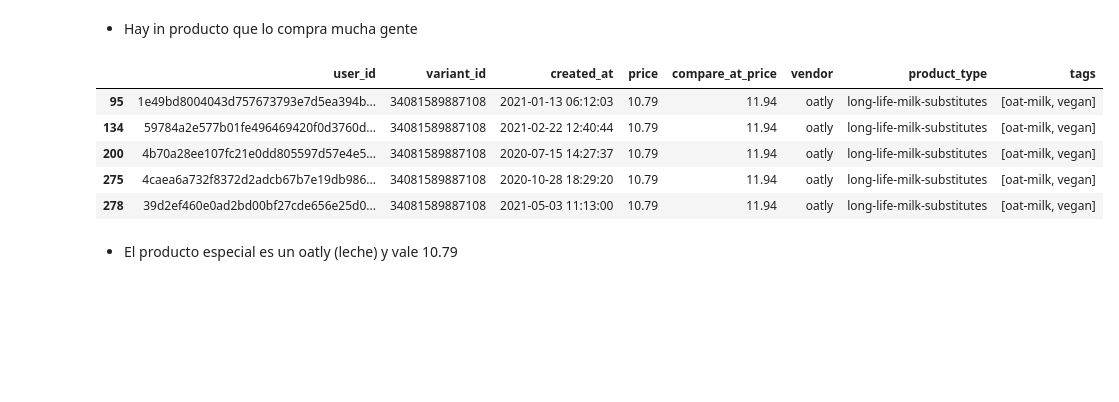
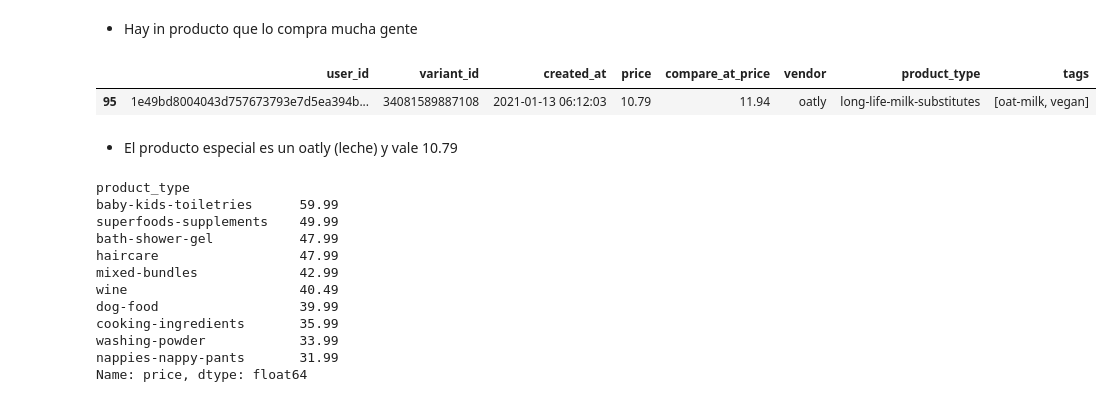
Before and after one commit to pamalo9/zrive-ds, a Jupyter notebook: src/module_2/EDA.ipynb, the cells around one changed output. Saved outputs shown, nothing was run; the diff lists cells and outputs as text; code cells hidden in the pictures; blank space fills up the shorter version.

```diff
--- a/src/module_2/EDA.ipynb
+++ b/src/module_2/EDA.ipynb
@@ -331,14 +330,27 @@ clean_regulars.groupby(['variant_id'])['user_id'].nunique().sort_values(ascendin
 # %%
 variant_id_especial = 34081589887108
 
 producto_info = regulars_df[regulars_df['variant_id'] == variant_id_especial]
-producto_info.head()
+producto_info.head(1)
 # %% [output]
 |  | user_id | variant_id | created_at | price | compare_at_price | vendor | product_type | tags |
 | 95 | 1e49bd8004043d757673793e7d5ea394b... | 34081589887108 | 2021-01-13 06:12:03 | 10.79 | 11.94 | oatly | long-life-milk-substitutes | [oat-milk, vegan] |
-| 134 | 59784a2e577b01fe496469420f0d3760d... | 34081589887108 | 2021-02-22 12:40:44 | 10.79 | 11.94 | oatly | long-life-milk-substitutes | [oat-milk, vegan] |
-| 200 | 4b70a28ee107fc21e0dd805597d57e4e5... | 34081589887108 | 2020-07-15 14:27:37 | 10.79 | 11.94 | oatly | long-life-milk-substitutes | [oat-milk, vegan] |
-| 275 | 4caea6a732f8372d2adcb67b7e19db986... | 34081589887108 | 2020-10-28 18:29:20 | 10.79 | 11.94 | oatly | long-life-milk-substitutes | [oat-milk, vegan] |
-| 278 | 39d2ef460e0ad2bd00bf27cde656e25d0... | 34081589887108 | 2021-05-03 11:13:00 | 10.79 | 11.94 | oatly | long-life-milk-substitutes | [oat-milk, vegan] |
 # %% [markdown]
 - El producto especial es un oatly (leche) y vale 10.79
+# %%
+# Productos más caros agrupados por product_type
+expensive_regular_products = regulars_df.groupby('product_type')['price'].max().sort_values(ascending=False).head(10)
+print(expensive_regular_products)
+# %% [output]
+product_type
+baby-kids-toiletries      59.99
+superfoods-supplements    49.99
+bath-shower-gel           47.99
+haircare                  47.99
+mixed-bundles             42.99
+wine                      40.49
+dog-food                  39.99
+cooking-ingredients       35.99
+washing-powder            33.99
+nappies-nappy-pants       31.99
+Name: price, dtype: float64
```
Also changed, not shown: parts of 10 cells of this notebook.
